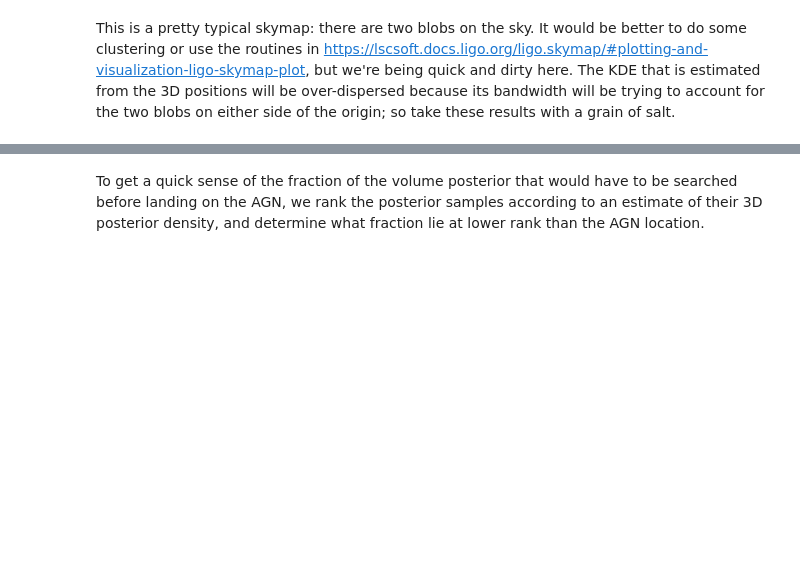
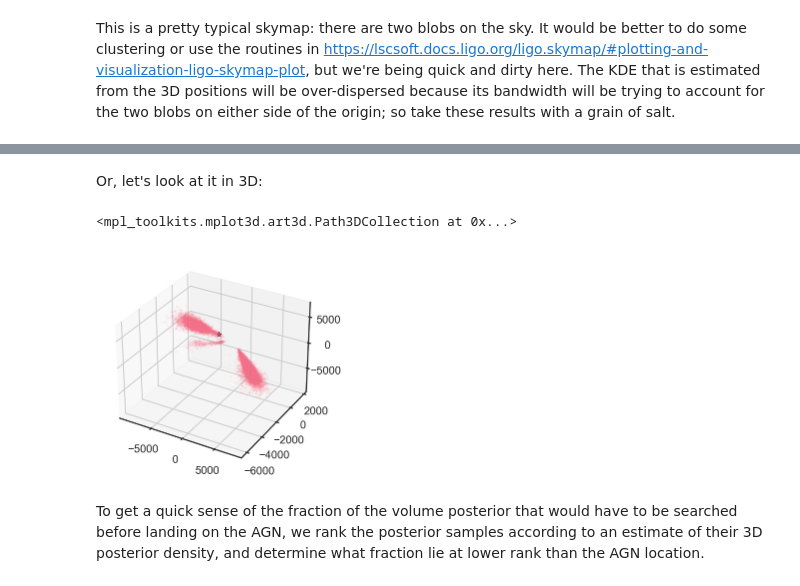
Before and after one commit to farr/GW190521Sky, a Jupyter notebook: CounterpartSky.ipynb, the cells around one changed output, grey strips where cells are left out. Cells and saved outputs as stored; diff of their text form; code cells hidden in the pictures; blank space fills up the shorter version.

```diff
--- a/CounterpartSky.ipynb
+++ b/CounterpartSky.ipynb
@@ -83,3 +83,13 @@ with warnings.catch_warnings():
+# %% [markdown]
+Or, let's look at it in 3D:
+# %%
+fig = plt.figure()
+ax = fig.add_subplot(111, projection='3d')
+ax.scatter(sky_samples['x'], sky_samples['y'], sky_samples['z'], marker='.', s=5, alpha=0.05)
+ax.scatter(xcounter, ycounter, zcounter, marker='*', color='k', s=20)
+# %% [output]
+<mpl_toolkits.mplot3d.art3d.Path3DCollection at 0x...>
+[figure, added]
 # %% [markdown]
 To get a quick sense of the fraction of the volume posterior that would have to be searched before landing on the AGN, we rank the posterior samples according to an estimate of their 3D posterior density, and determine what fraction lie at lower rank than the AGN location.
 # %%
```
Also changed, not shown: parts of 1 cell of this notebook.
